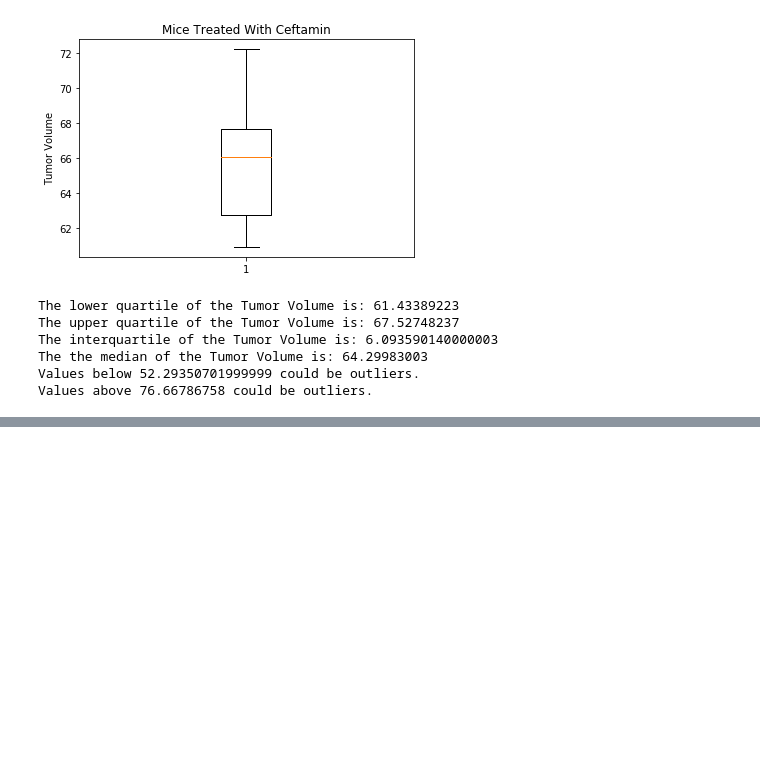
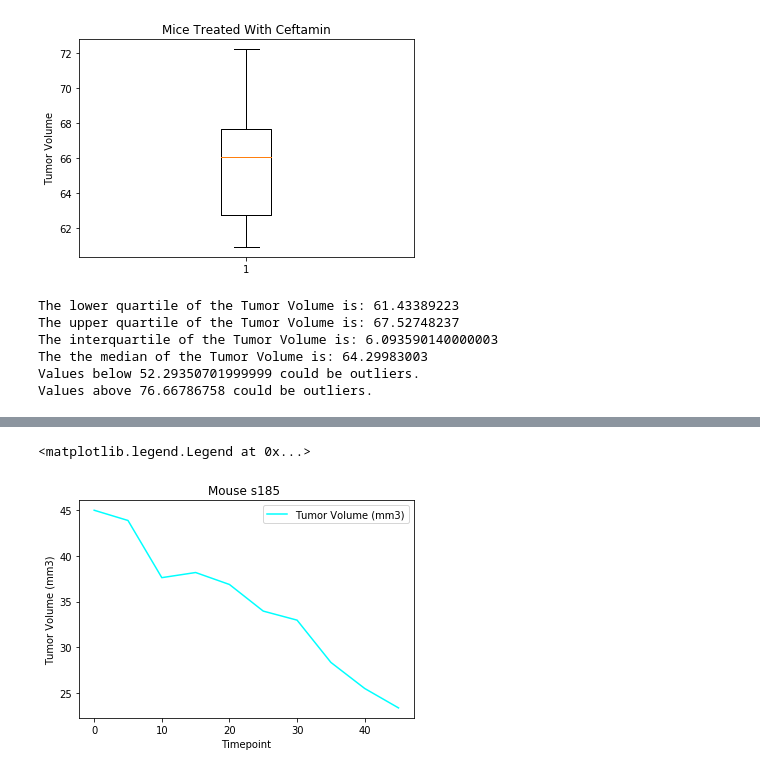
Before and after one commit to tnatoli29/Matplotlib-Challenge, a Jupyter notebook: The Power of Plots.ipynb, the cells around one changed output, grey strips where cells are left out. Drawn from its saved outputs; the diff is of its cells as text; code cells hidden in the pictures; blank space fills up the shorter version.

```diff
--- a/The Power of Plots.ipynb
+++ b/The Power of Plots.ipynb
@@ -391,3 +391,8 @@ The interquartile of the Tumor Volume is: 6.093590140000003
 The the median of the Tumor Volume is: 64.29983003
 Values below 52.29350701999999 could be outliers.
 Values above 76.66786758 could be outliers.
+# %%
+#Create a line plot to show the timepoint vs tumor volume for mice treated with Capomulin
+cap_df = merged_data.loc[merged_data["Drug Regimen"] == "Capomulin"]
+cap_df = cap_df[["Mouse ID", "Drug Regimen", "Timepoint", "Tumor Volume (mm3)"]]
+cap_df.head()
@@ -393,0 +406,4 @@ Values above 76.66786758 could be outliers.
+# %%
+#Select a single mouse's data
+cap_mouse_data = cap_df.loc[cap_df["Mouse ID"] == "s185"]
+cap_mouse_data
@@ -393,0 +422,17 @@ Values above 76.66786758 could be outliers.
+# %%
+#Set up the line plot
+#Set the x and y axis
+x_axis = cap_mouse_data["Timepoint"]
+y_axis = cap_mouse_data["Tumor Volume (mm3)"]
+
+#Plot the values
+cap_mouse_chart = plt.plot(x_axis, y_axis, color = "cyan")
+
+#Clean the chart
+plt.title("Mouse s185 ")
+plt.xlabel("Timepoint")
+plt.ylabel("Tumor Volume (mm3)")
+plt.legend(["Tumor Volume (mm3)"])
+# %% [output]
+<matplotlib.legend.Legend at 0x...>
+[figure, added]
```
Also changed, not shown: parts of 4 cells of this notebook.
